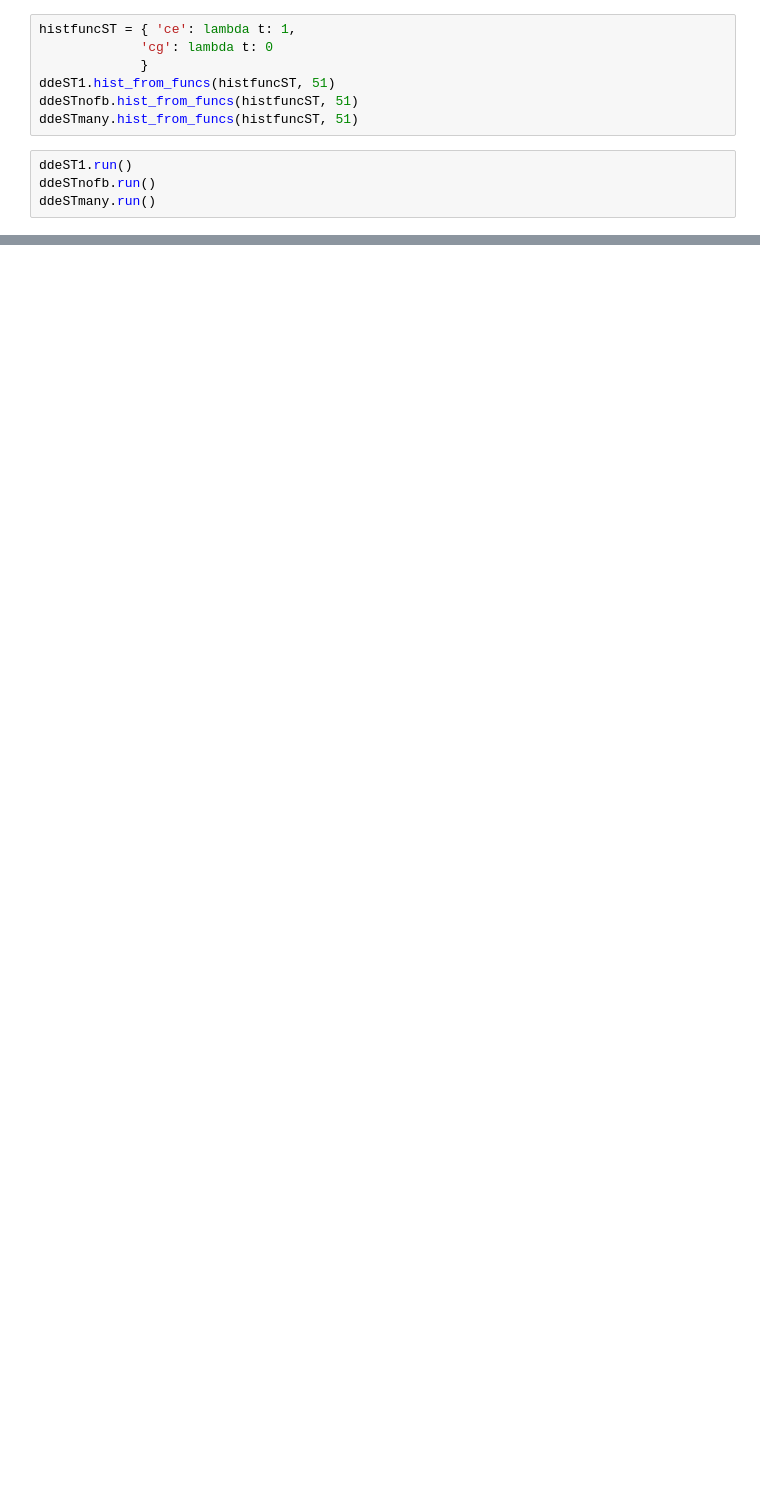
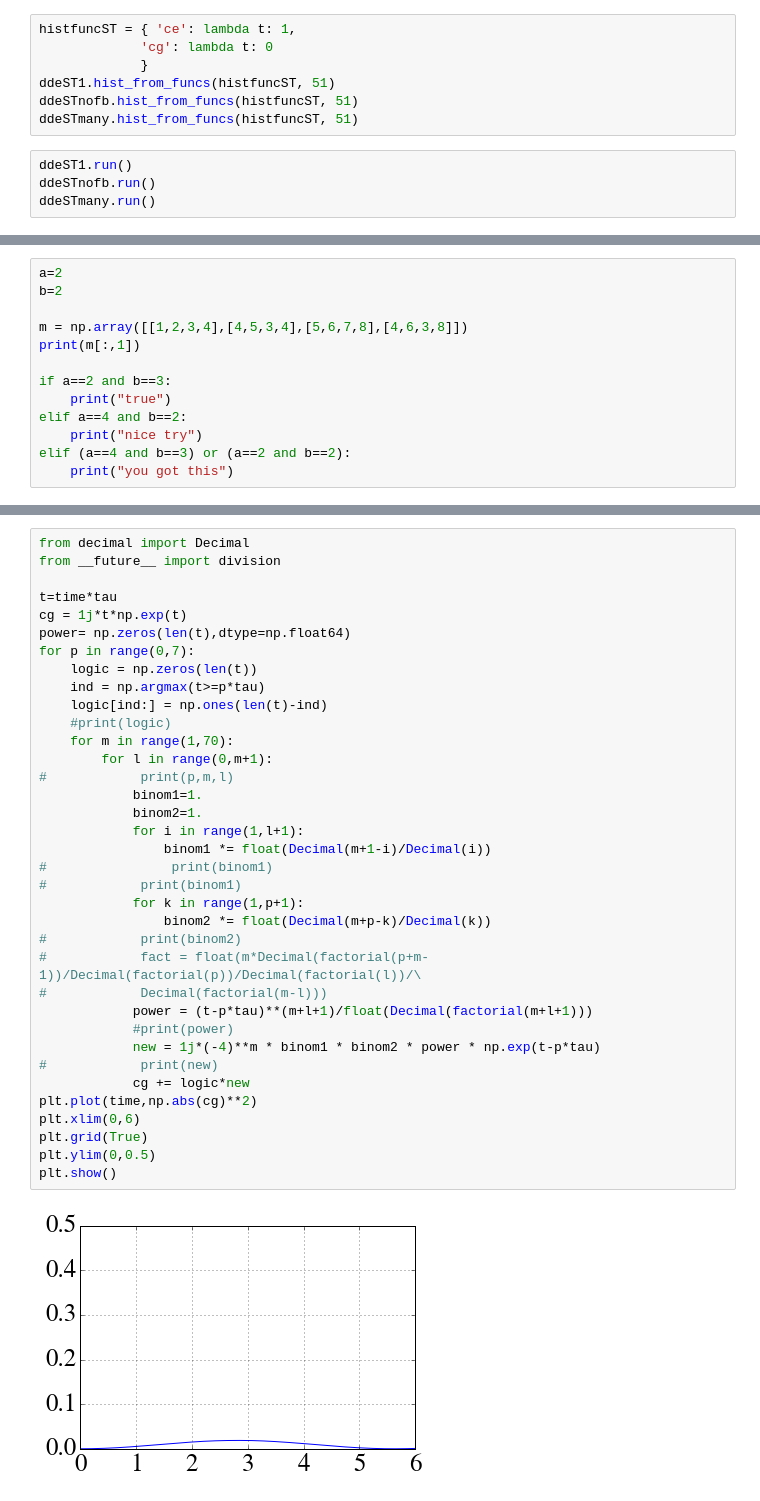
Before and after one commit to nemetniki/with-Andreas, a Jupyter notebook: CQED_standingwave.ipynb, the cells around one changed output, grey strips where cells are left out. Saved outputs shown, nothing was run; the diff lists cells and outputs as text; blank space fills up the shorter version.

```diff
--- a/CQED_standingwave.ipynb
+++ b/CQED_standingwave.ipynb
@@ -160,0 +166,13 @@ plt.show()
+# %%
+a=2
+b=2
+
+m = np.array([[1,2,3,4],[4,5,3,4],[5,6,7,8],[4,6,3,8]])
+print(m[:,1])
+
+if a==2 and b==3:
+    print("true")
+elif a==4 and b==2:
+    print("nice try")
+elif (a==4 and b==3) or (a==2 and b==2):
+    print("you got this")
@@ -160,0 +271,38 @@ plt.show()
+# %%
+from decimal import Decimal
+from __future__ import division
+
+t=time*tau
+cg = 1j*t*np.exp(t)
+power= np.zeros(len(t),dtype=np.float64)
+for p in range(0,7):
+    logic = np.zeros(len(t))
+    ind = np.argmax(t>=p*tau)
+    logic[ind:] = np.ones(len(t)-ind)
+    #print(logic)
+    for m in range(1,70):
+        for l in range(0,m+1):
+#            print(p,m,l)
+            binom1=1.
+            binom2=1.
+            for i in range(1,l+1):
+                binom1 *= float(Decimal(m+1-i)/Decimal(i))
+#                print(binom1)
+#            print(binom1)
+            for k in range(1,p+1):
+                binom2 *= float(Decimal(m+p-k)/Decimal(k))
+#            print(binom2)
+#            fact = float(m*Decimal(factorial(p+m-1))/Decimal(factorial(p))/Decimal(factorial(l))/\
+#            Decimal(factorial(m-l)))
+            power = (t-p*tau)**(m+l+1)/float(Decimal(factorial(m+l+1)))
+            #print(power)
+            new = 1j*(-4)**m * binom1 * binom2 * power * np.exp(t-p*tau)
+#            print(new)
+            cg += logic*new
+plt.plot(time,np.abs(cg)**2)
+plt.xlim(0,6)
+plt.grid(True)
+plt.ylim(0,0.5)
+plt.show()
+# %% [output]
+[figure, added]
```
Also changed, not shown: parts of 10 cells of this notebook, 1 other file.
